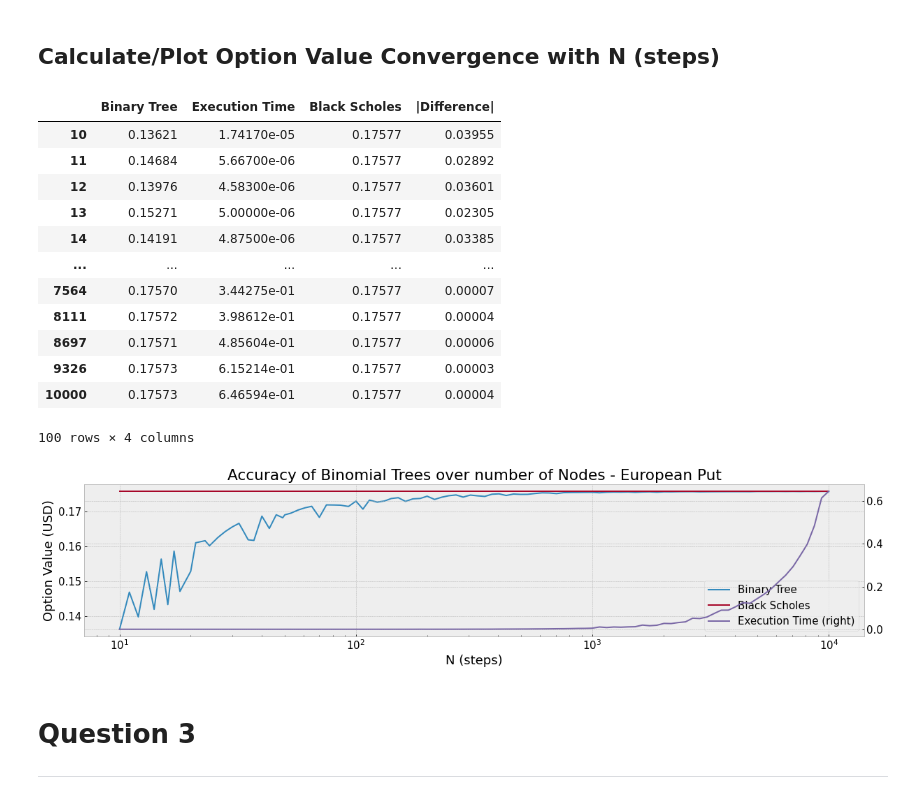
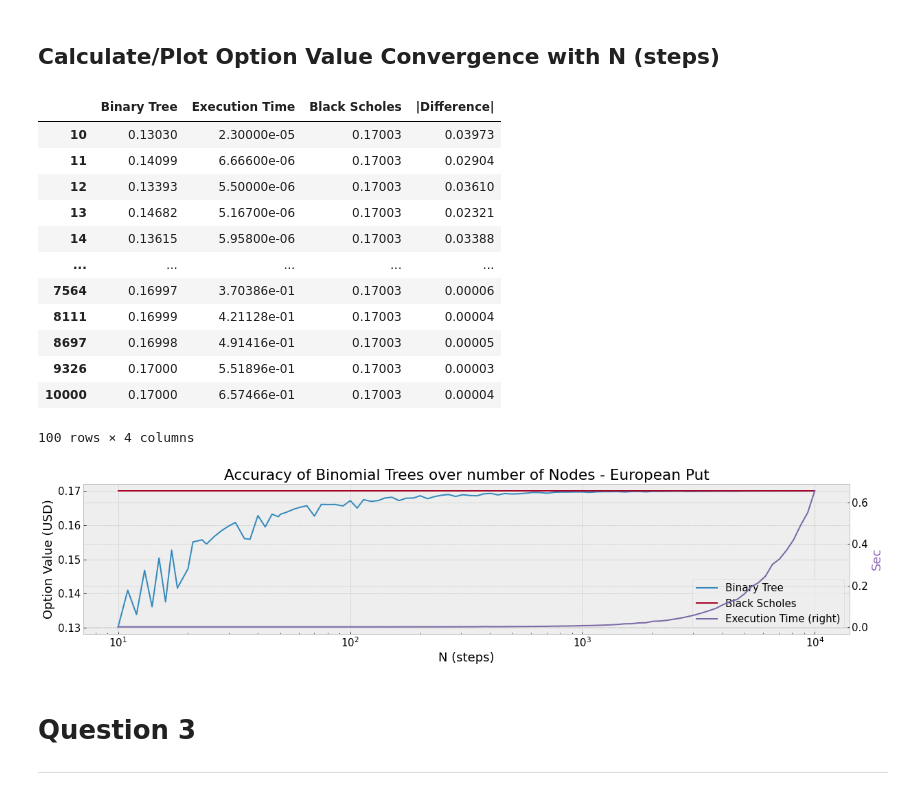
Before and after one commit to ithakis/European-and-American-put-option-pricing, a Jupyter notebook: Assignment-1-Option-Valuation.ipynb, the cells around one changed output. Saved outputs shown, nothing was run; the diff lists cells and outputs as text; code cells hidden in the pictures.

```diff
--- a/Assignment-1-Option-Valuation.ipynb
+++ b/Assignment-1-Option-Valuation.ipynb
@@ -38,7 +36,7 @@ nyse = mcal.get_calendar('NYSE')
 # Show available calendars
 # print(mcal.get_calendar_names())
 NOW     = dt.datetime.now() # OR
-NOW     = dt.datetime(year=2023, month=3, day=10)
+# NOW     = dt.datetime(year=2023, month=3, day=10)
 _END    = NOW+dt.timedelta(days=ceil(365/2))
 calendar        = nyse.schedule(start_date=NOW, end_date=_END)
 expiration_date = pd.to_datetime(calendar.index.values[-1])
@@ -303,28 +296,29 @@ values = values[::-1]
 # %%
 
 _results_convergence_df = pd.DataFrame(values[:, 1:], columns=['Binary Tree', 'Execution Time'] , index=values[:, 0].astype(int)).sort_index()
 _results_convergence_df["Black Scholes"] = black_sholes_put_value
 _results_convergence_df["|Difference|"] = abs(_results_convergence_df[['Binary Tree']] - black_sholes_put_value)
 
-_results_convergence_df[['Binary Tree', 'Black Scholes', 'Execution Time']].plot(figsize=(20,4), xlabel='N (steps)', ylabel='Option Value (USD)', mark_right=True,
+ax = _results_convergence_df[['Binary Tree', 'Black Scholes', 'Execution Time']].plot(figsize=(20,4), xlabel='N (steps)', ylabel='Option Value (USD)', mark_right=True,
                               title='Accuracy of Binomial Trees over number of Nodes - European Put', grid=True, logx=True,
                               secondary_y='Execution Time' )
+ax.right_ax.set_ylabel('Sec', color='tab:purple')
 _results_convergence_df
 # %% [output]
 |  | Binary Tree | Execution Time | Black Scholes | |Difference| |
-| 10 | 0.13621 | 1.74170e-05 | 0.17577 | 0.03955 |
-| 11 | 0.14684 | 5.66700e-06 | 0.17577 | 0.02892 |
-| 12 | 0.13976 | 4.58300e-06 | 0.17577 | 0.03601 |
-| 13 | 0.15271 | 5.00000e-06 | 0.17577 | 0.02305 |
-| 14 | 0.14191 | 4.87500e-06 | 0.17577 | 0.03385 |
+| 10 | 0.13030 | 2.30000e-05 | 0.17003 | 0.03973 |
+| 11 | 0.14099 | 6.66600e-06 | 0.17003 | 0.02904 |
+| 12 | 0.13393 | 5.50000e-06 | 0.17003 | 0.03610 |
+| 13 | 0.14682 | 5.16700e-06 | 0.17003 | 0.02321 |
+| 14 | 0.13615 | 5.95800e-06 | 0.17003 | 0.03388 |
 | ... | ... | ... | ... | ... |
-| 7564 | 0.17570 | 3.44275e-01 | 0.17577 | 0.00007 |
-| 8111 | 0.17572 | 3.98612e-01 | 0.17577 | 0.00004 |
-| 8697 | 0.17571 | 4.85604e-01 | 0.17577 | 0.00006 |
-| 9326 | 0.17573 | 6.15214e-01 | 0.17577 | 0.00003 |
-| 10000 | 0.17573 | 6.46594e-01 | 0.17577 | 0.00004 |
+| 7564 | 0.16997 | 3.70386e-01 | 0.17003 | 0.00006 |
+| 8111 | 0.16999 | 4.21128e-01 | 0.17003 | 0.00004 |
+| 8697 | 0.16998 | 4.91416e-01 | 0.17003 | 0.00005 |
+| 9326 | 0.17000 | 5.51896e-01 | 0.17003 | 0.00003 |
+| 10000 | 0.17000 | 6.57466e-01 | 0.17003 | 0.00004 |
 100 rows × 4 columns
-[figure, old version]
+[figure, new version]
 # %% [markdown]
 # Question 3
 
```
Also changed, not shown: parts of 11 cells of this notebook.
